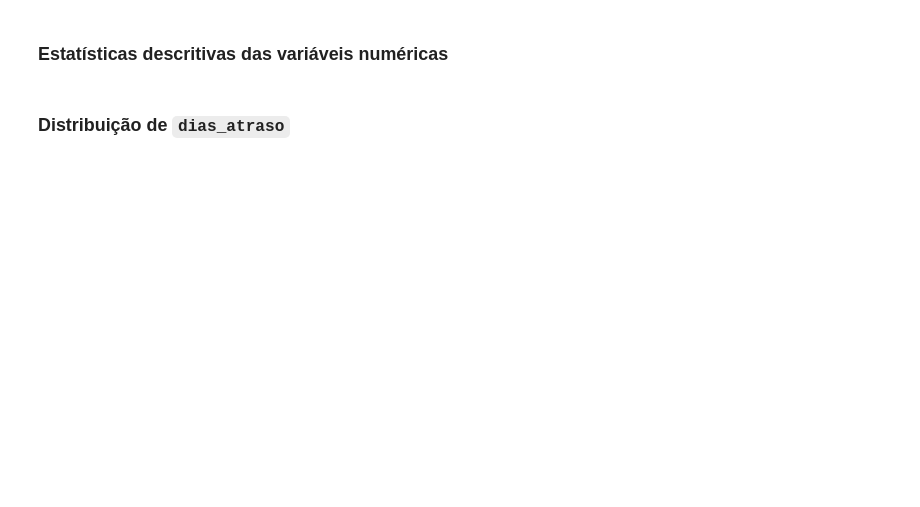
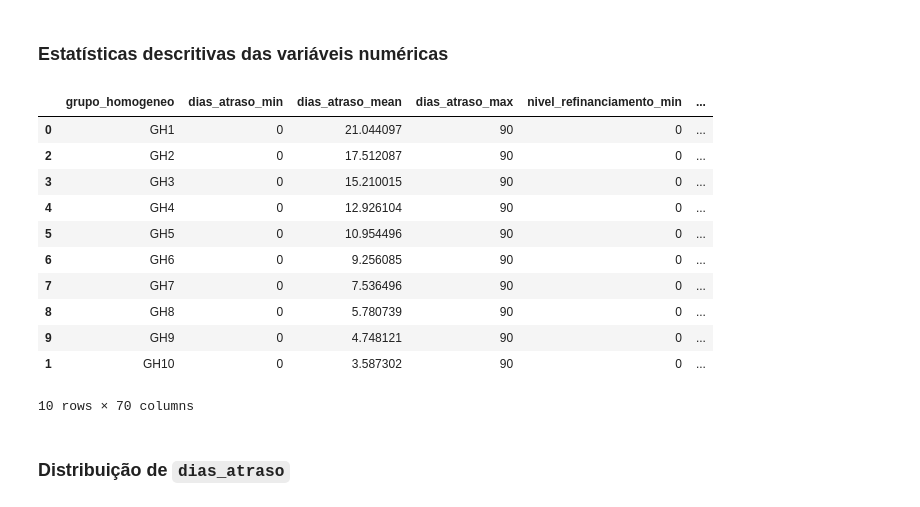
Before and after one commit to joaaomaia/creditlab, a Jupyter notebook: notebooks/01_exploracao_snapshot.ipynb, the cells around one changed output. Saved outputs shown, nothing was run; the diff lists cells and outputs as text; code cells hidden in the pictures; blank space fills up the shorter version.

```diff
--- a/notebooks/01_exploracao_snapshot.ipynb
+++ b/notebooks/01_exploracao_snapshot.ipynb
@@ -88,24 +184,37 @@ df_snapshot['grupo_homogeneo'].value_counts()
 # %% [markdown]
 ### Estatísticas descritivas das variáveis numéricas
 # %%
-cols_numericas = df_snapshot.select_dtypes(include='number').columns.drop(['id_contrato', 'id_cliente'])
+cols_numericas = balanced.select_dtypes(include='number').columns.drop(['id_contrato', 'id_cliente'])
 
 agg_df = (
-    df_snapshot[cols_numericas.tolist() + ['grupo_homogeneo']]
+    balanced[cols_numericas.tolist() + ['grupo_homogeneo']]
     .groupby('grupo_homogeneo')
     .agg(['min', 'mean', 'max'])
 )
 
 # Flatten columns
 agg_df.columns = ['_'.join(col) for col in agg_df.columns]
 agg_df.reset_index(inplace=True)
 
 # Supondo que agg_df tenha a coluna 'grupo_homogeneo'
 agg_df = agg_df.copy()
 agg_df['grupo_idx'] = agg_df['grupo_homogeneo'].str.extract(r'GH(\d+)').astype(int)
 agg_df = agg_df.sort_values('grupo_idx').drop(columns='grupo_idx')
 
 agg_df.head(10)
+# %% [output]
+|  | grupo_homogeneo | dias_atraso_min | dias_atraso_mean | dias_atraso_max | nivel_refinanciamento_min | ... |
+| 0 | GH1 | 0 | 21.044097 | 90 | 0 | ... |
+| 2 | GH2 | 0 | 17.512087 | 90 | 0 | ... |
+| 3 | GH3 | 0 | 15.210015 | 90 | 0 | ... |
+| 4 | GH4 | 0 | 12.926104 | 90 | 0 | ... |
+| 5 | GH5 | 0 | 10.954496 | 90 | 0 | ... |
+| 6 | GH6 | 0 | 9.256085 | 90 | 0 | ... |
+| 7 | GH7 | 0 | 7.536496 | 90 | 0 | ... |
+| 8 | GH8 | 0 | 5.780739 | 90 | 0 | ... |
+| 9 | GH9 | 0 | 4.748121 | 90 | 0 | ... |
+| 1 | GH10 | 0 | 3.587302 | 90 | 0 | ... |
+10 rows × 70 columns
 # %% [markdown]
 ### Distribuição de `dias_atraso`
 # %%
```
Also changed, not shown: parts of 12 cells of this notebook, 2 other files.
